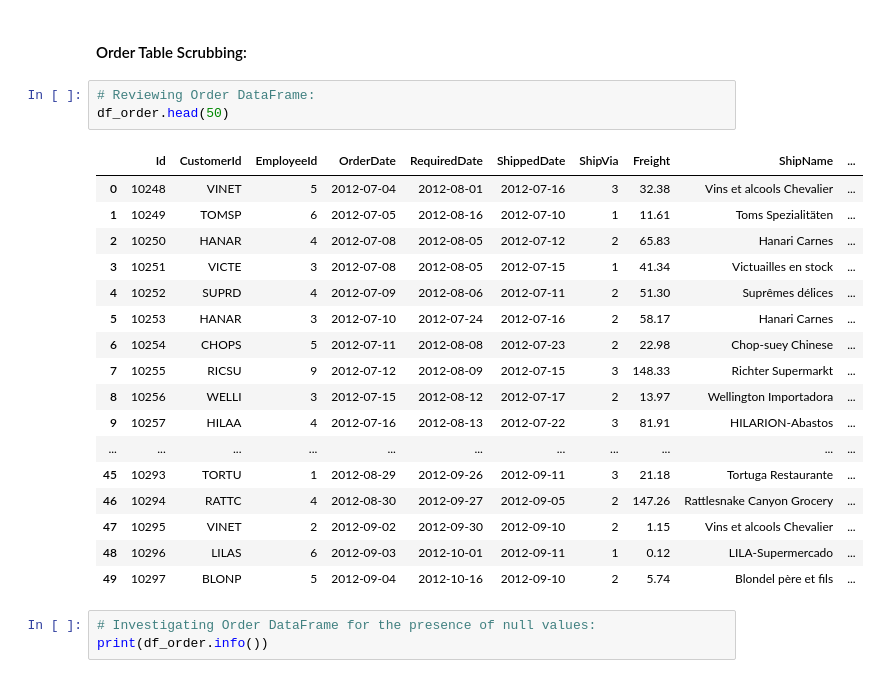
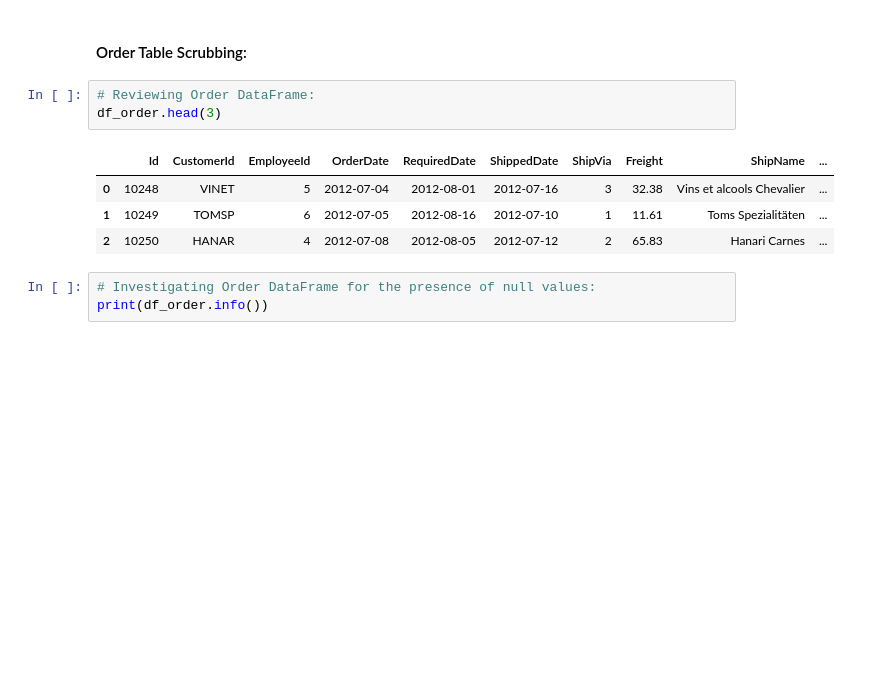
Before and after one commit to pawoody/dsc-2-final-project-online-ds-ft-041519, a Jupyter notebook: Mod 2 Project.ipynb, the cells around one changed output. Drawn from its saved outputs; the diff is of its cells as text; blank space fills up the shorter version.

```diff
--- a/Mod 2 Project.ipynb
+++ b/Mod 2 Project.ipynb
@@ -578,25 +568,12 @@ print(len(df_employeeterritory.EmployeeId.unique()))
 #### Order Table Scrubbing:
 # %%
 # Reviewing Order DataFrame:
-df_order.head(50)
+df_order.head(3)
 # %% [output]
 |  | Id | CustomerId | EmployeeId | OrderDate | RequiredDate | ShippedDate | ShipVia | Freight | ShipName | ... |
 | 0 | 10248 | VINET | 5 | 2012-07-04 | 2012-08-01 | 2012-07-16 | 3 | 32.38 | Vins et alcools Chevalier | ... |
 | 1 | 10249 | TOMSP | 6 | 2012-07-05 | 2012-08-16 | 2012-07-10 | 1 | 11.61 | Toms Spezialitäten | ... |
 | 2 | 10250 | HANAR | 4 | 2012-07-08 | 2012-08-05 | 2012-07-12 | 2 | 65.83 | Hanari Carnes | ... |
-| 3 | 10251 | VICTE | 3 | 2012-07-08 | 2012-08-05 | 2012-07-15 | 1 | 41.34 | Victuailles en stock | ... |
-| 4 | 10252 | SUPRD | 4 | 2012-07-09 | 2012-08-06 | 2012-07-11 | 2 | 51.30 | Suprêmes délices | ... |
-| 5 | 10253 | HANAR | 3 | 2012-07-10 | 2012-07-24 | 2012-07-16 | 2 | 58.17 | Hanari Carnes | ... |
-| 6 | 10254 | CHOPS | 5 | 2012-07-11 | 2012-08-08 | 2012-07-23 | 2 | 22.98 | Chop-suey Chinese | ... |
-| 7 | 10255 | RICSU | 9 | 2012-07-12 | 2012-08-09 | 2012-07-15 | 3 | 148.33 | Richter Supermarkt | ... |
-| 8 | 10256 | WELLI | 3 | 2012-07-15 | 2012-08-12 | 2012-07-17 | 2 | 13.97 | Wellington Importadora | ... |
-| 9 | 10257 | HILAA | 4 | 2012-07-16 | 2012-08-13 | 2012-07-22 | 3 | 81.91 | HILARION-Abastos | ... |
-| ... | ... | ... | ... | ... | ... | ... | ... | ... | ... | ... |
-| 45 | 10293 | TORTU | 1 | 2012-08-29 | 2012-09-26 | 2012-09-11 | 3 | 21.18 | Tortuga Restaurante | ... |
-| 46 | 10294 | RATTC | 4 | 2012-08-30 | 2012-09-27 | 2012-09-05 | 2 | 147.26 | Rattlesnake Canyon Grocery | ... |
-| 47 | 10295 | VINET | 2 | 2012-09-02 | 2012-09-30 | 2012-09-10 | 2 | 1.15 | Vins et alcools Chevalier | ... |
-| 48 | 10296 | LILAS | 6 | 2012-09-03 | 2012-10-01 | 2012-09-11 | 1 | 0.12 | LILA-Supermercado | ... |
-| 49 | 10297 | BLONP | 5 | 2012-09-04 | 2012-10-16 | 2012-09-10 | 2 | 5.74 | Blondel père et fils | ... |
 # %%
 # Investigating Order DataFrame for the presence of null values:
 print(df_order.info())
```
Also changed, not shown: parts of 66 cells of this notebook.
